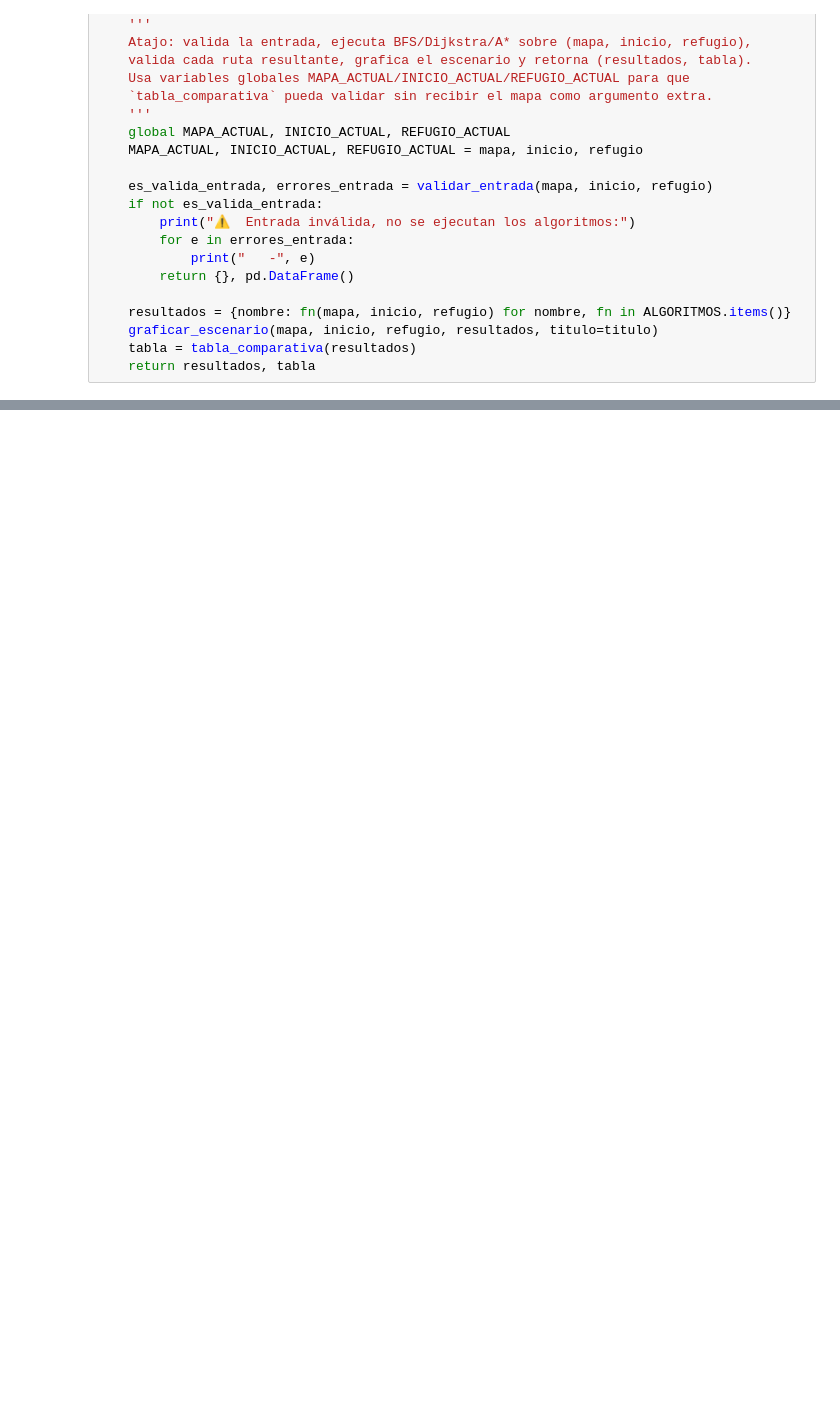
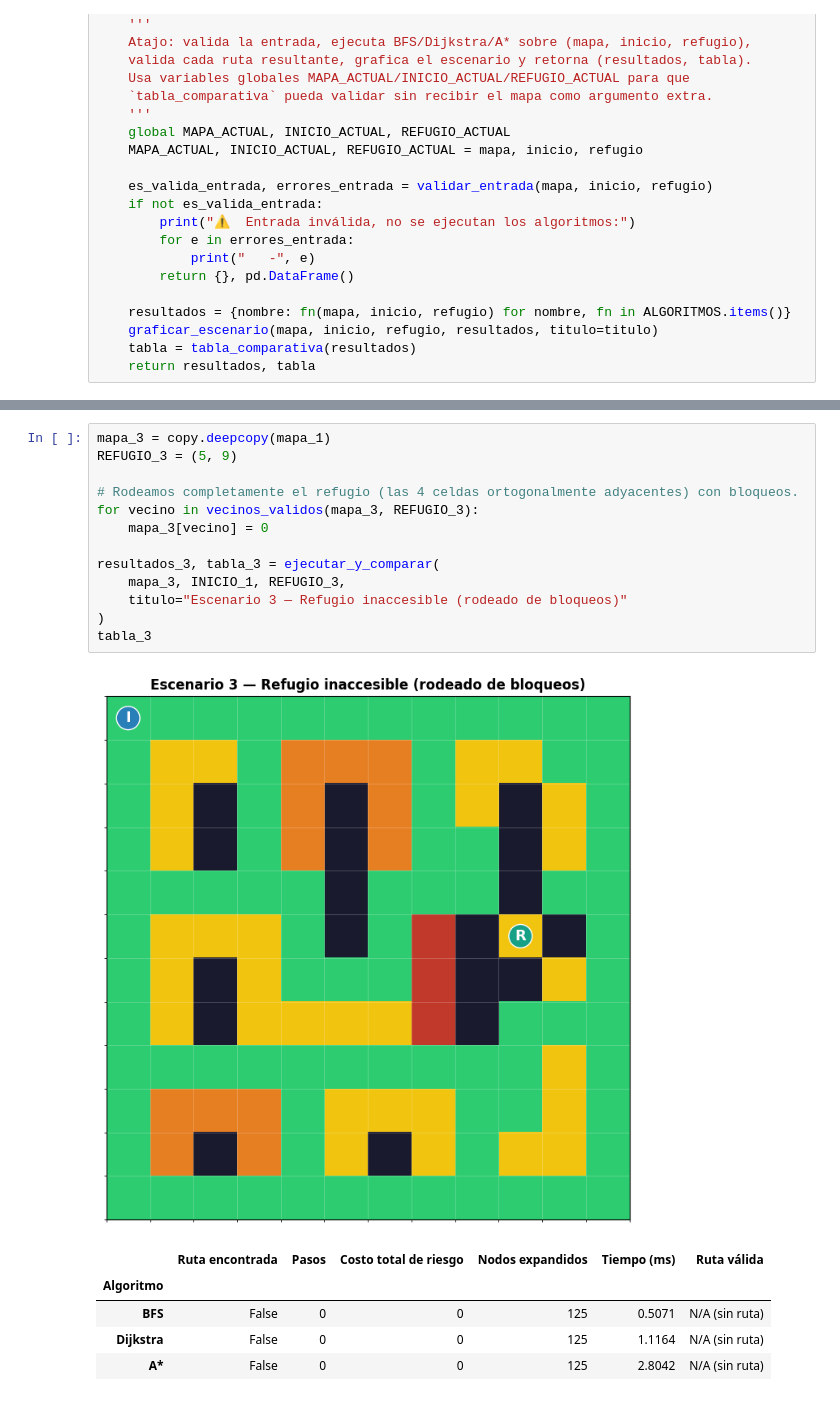
Before and after one commit to Gonzalo-Chable/practica2-FundamentosIA, a Jupyter notebook: Proyecto_evacuacuion.ipynb, the cells around one changed output, grey strips where cells are left out. Drawn from its saved outputs; the diff is of its cells as text; blank space fills up the shorter version.

```diff
--- a/Proyecto_evacuacuion.ipynb
+++ b/Proyecto_evacuacuion.ipynb
@@ -466,0 +551,20 @@ def ejecutar_y_comparar(mapa, inicio, refugio, titulo=""):
+# %%
+mapa_3 = copy.deepcopy(mapa_1)
+REFUGIO_3 = (5, 9)
+
+# Rodeamos completamente el refugio (las 4 celdas ortogonalmente adyacentes) con bloqueos.
+for vecino in vecinos_validos(mapa_3, REFUGIO_3):
+    mapa_3[vecino] = 0
+
+resultados_3, tabla_3 = ejecutar_y_comparar(
+    mapa_3, INICIO_1, REFUGIO_3,
+    titulo="Escenario 3 — Refugio inaccesible (rodeado de bloqueos)"
+)
+tabla_3
+# %% [output]
+[figure, added]
+|  | Ruta encontrada | Pasos | Costo total de riesgo | Nodos expandidos | Tiempo (ms) | Ruta válida |
+| Algoritmo |  |  |  |  |  |  |
+| BFS | False | 0 | 0 | 125 | 0.5071 | N/A (sin ruta) |
+| Dijkstra | False | 0 | 0 | 125 | 1.1164 | N/A (sin ruta) |
+| A* | False | 0 | 0 | 125 | 2.8042 | N/A (sin ruta) |
```
Also changed, not shown: parts of 23 cells of this notebook.
